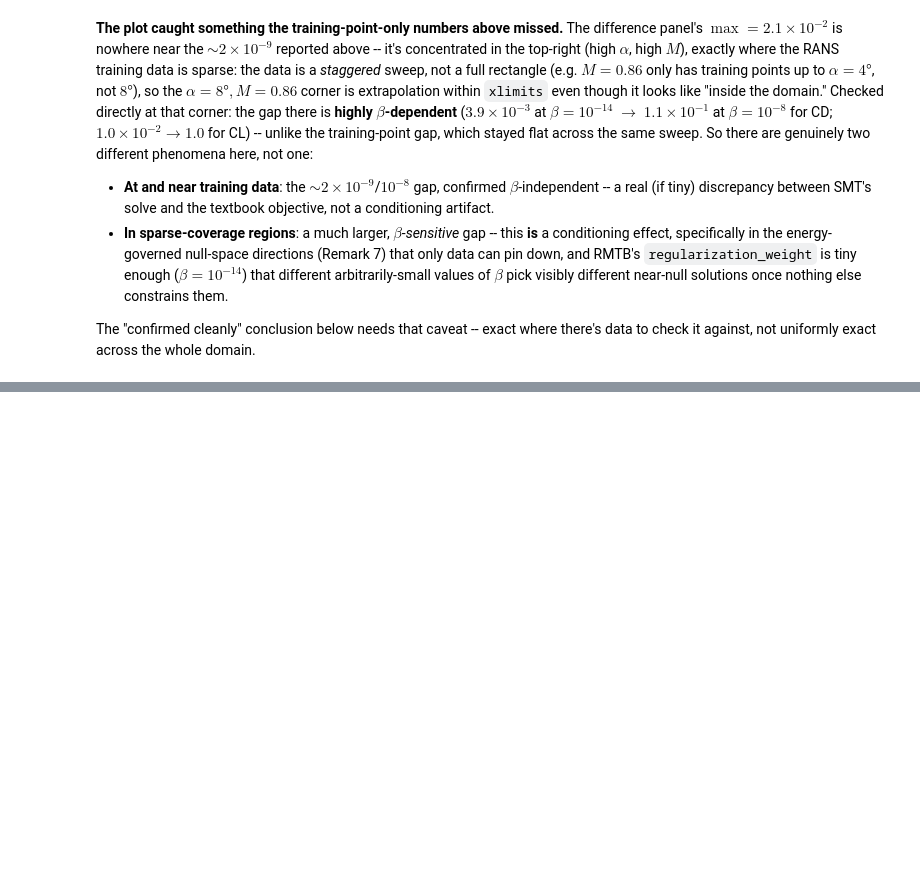
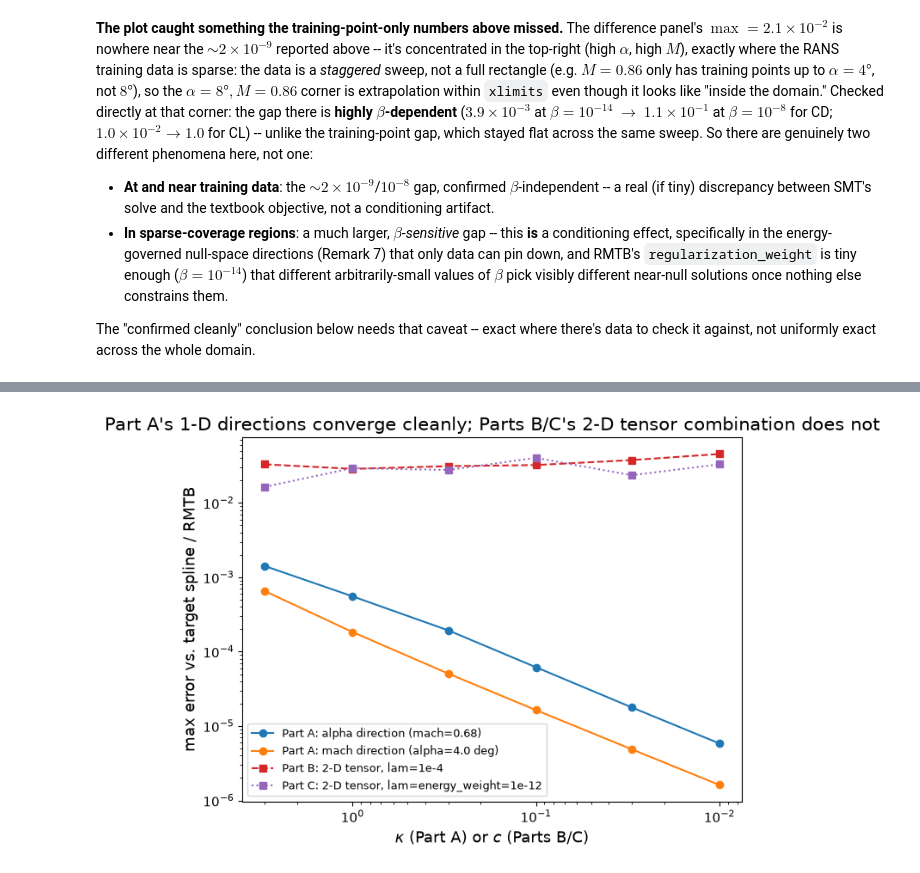
Before and after one commit to nomad-vagabond/krig-splines, a Jupyter notebook: notebooks/test_hypotheses_2D_RANS.ipynb, the cells around one changed output, grey strips where cells are left out. Saved outputs shown, nothing was run; the diff lists cells and outputs as text; code cells hidden in the pictures; blank space fills up the shorter version.

```diff
--- a/notebooks/test_hypotheses_2D_RANS.ipynb
+++ b/notebooks/test_hypotheses_2D_RANS.ipynb
@@ -925,0 +1189,17 @@ plt.show()
+# %%
+# Visualize the mismatch spatially: Kriging at the smallest c vs. RMTB, same grid as Prop. 6's plots
+c_show = kappas[-1]  # 0.01
+K_show = aniso_matern32(xt, xt, c_show)
+Kt_show = aniso_matern32(Xq_p6, xt, c_show)
+a_coef, beta_coef = saddle_point_solve(K_show, poly_basis_2d(xt), cd_resp.ravel(), 4 * c_show**3 * lam_ref)
+f_kriging_grid = saddle_point_predict(Kt_show, poly_basis_2d(Xq_p6), a_coef, beta_coef).reshape(AA_p6.shape)
+diff_tensor_grid = f_kriging_grid - f_lib_grid
+
+fig, axs = plt.subplots(1, 3, figsize=(18, 5), constrained_layout=True)
+plot_contour(axs[0], AA_p6, MM_p6, f_lib_grid, xt, "RMTB (CD)")
+plot_contour(axs[1], AA_p6, MM_p6, f_kriging_grid, xt, f"tensor-product Kriging, c={c_show} (CD)")
+pcm = axs[2].pcolormesh(MM_p6, AA_p6, diff_tensor_grid, cmap="RdBu_r", shading="auto")
+fig.colorbar(pcm, ax=axs[2])
+axs[2].set(xlabel="Mach number", ylabel="alpha (deg)",
+           title=f"difference (max={np.max(np.abs(diff_tensor_grid)):.3f}, CD range={np.ptp(cd_resp):.3f})")
+plt.show()
@@ -925,0 +1234,16 @@ plt.show()
+# %%
+lam_matched = rmtb_cd_paper.options["energy_weight"]  # 1e-12, not Part B's 1e-4
+print(f"max|Kriging(c) - RMTB_cd| with lam matched to RMTB's energy_weight={lam_matched:.0e}:")
+errs_tensor_matched = []
+for c in kappas:
+    K = aniso_matern32(xt, xt, c)
+    Kt = aniso_matern32(Xtest, xt, c)
+    nugget = 4 * c**3 * lam_matched
+    a_coef, beta_coef = saddle_point_solve(K, P, cd_resp.ravel(), nugget)
+    f = saddle_point_predict(Kt, Pt, a_coef, beta_coef)
+    err = np.max(np.abs(f - target_cd))
+    errs_tensor_matched.append(err)
+    print(f"  c={c:6.3f}  max|diff|={err:.4e}")
+
+slopes = np.diff(np.log(errs_tensor_matched)) / np.diff(np.log(kappas))
+print(f"  local slopes: {np.round(slopes, 3)}")
@@ -925,0 +1274,13 @@ plt.show()
+# %%
+fig, ax = plt.subplots(figsize=(7.5, 5.5))
+ax.loglog(kappas, errs_alpha_ex, "o-", color="C0", label=f"Part A: alpha direction (mach={mach_ex})")
+ax.loglog(kappas, errs_mach_ex, "o-", color="C1", label=f"Part A: mach direction (alpha={alpha_ex} deg)")
+ax.loglog(kappas, errs_tensor_lam1e4, "s--", color="C3", label="Part B: 2-D tensor, lam=1e-4")
+ax.loglog(kappas, errs_tensor_matched, "s:", color="C4", label="Part C: 2-D tensor, lam=energy_weight=1e-12")
+ax.set(xlabel=r"$\kappa$ (Part A) or $c$ (Parts B/C)", ylabel="max error vs. target spline / RMTB",
+       title="Part A's 1-D directions converge cleanly; Parts B/C's 2-D tensor combination does not")
+ax.invert_xaxis()
+ax.legend(fontsize=9)
+plt.show()
+# %% [output]
+[figure, added]
```
Also changed, not shown: parts of 45 cells of this notebook, 1 other file.
